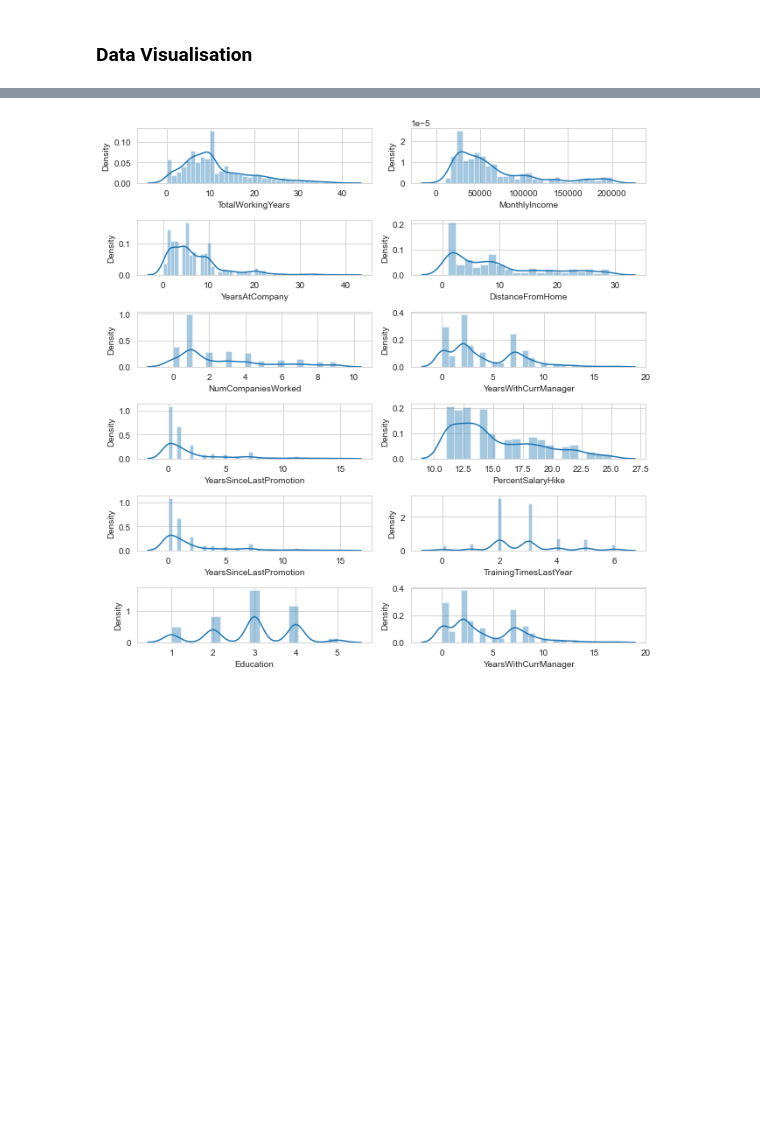
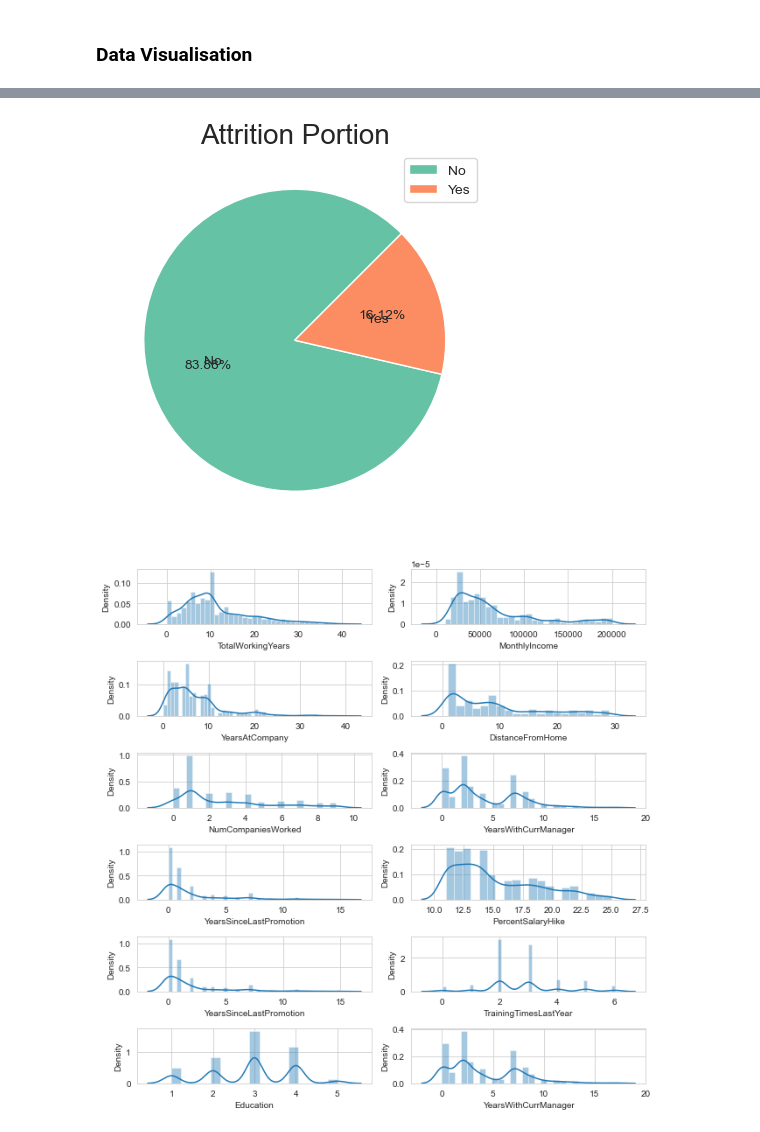
Before and after one commit to JamesLi197412/HR-Analytics, a Jupyter notebook: HRAnalytics.ipynb, the cells around one changed output, grey strips where cells are left out. Saved outputs shown, nothing was run; the diff lists cells and outputs as text; code cells hidden in the pictures; blank space fills up the shorter version.

```diff
--- a/HRAnalytics.ipynb
+++ b/HRAnalytics.ipynb
@@ -186,3 +173,7 @@ plt.show()
+# %%
+pie_chart(general, 'Attrition','Attrition','Set2','Attrition Portion')
+# %% [output]
+[figure, added]
 # %%
 # Distribution of Numerical Values by Categories
 fig,ax = plt.subplots(6,2, figsize=(9,9))
```
Also changed, not shown: parts of 17 cells of this notebook.
